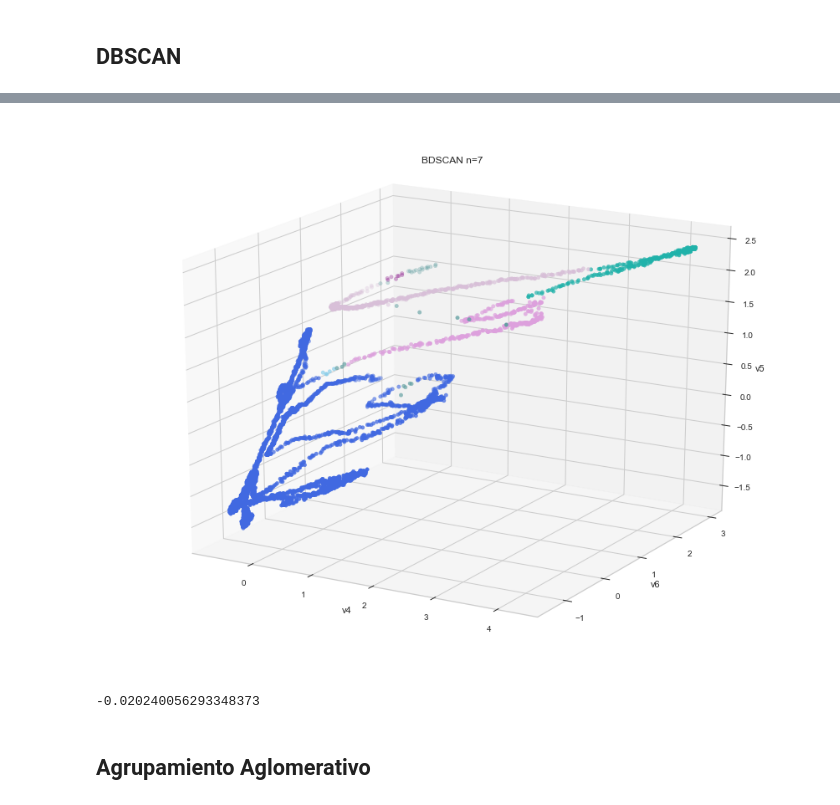
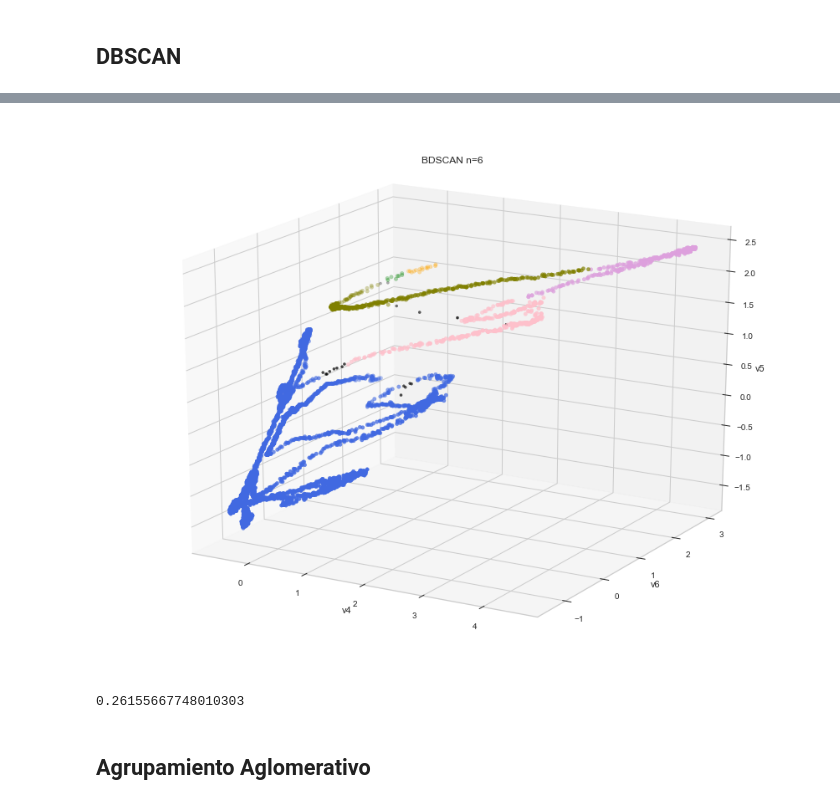
Before and after one commit to nohelycbr/VinkOsModelos, a Jupyter notebook: Modelos/Modelo de clusterización.ipynb, the cells around one changed output, grey strips where cells are left out. Drawn from its saved outputs; the diff is of its cells as text; code cells hidden in the pictures.

Commit message:
Modelos de clasificación y clusterización

```diff
--- a/Modelos/Modelo de clusterización.ipynb
+++ b/Modelos/Modelo de clusterización.ipynb
@@ -82,7 +82,7 @@ Length: 17286, dtype: bool
 # %% [markdown]
 Existen datos repetidos por lo que procederé a eliminarlos
 # %%
-info1 = info1.drop_duplicates(info1.columns[~info1.columns.isin(['id'])],keep='first')
+info1 = info1.drop_duplicates(keep='first')
 # %%
 info1.info()
 # %% [output]
@@ -219,6 +214,6 @@ score_km
 ## DBSCAN
 # %%
 X = df_info1_scale[['v4','v5','v6']]
-dbscan = DBSCAN(eps=0.099)
+dbscan = DBSCAN(eps=0.1)
 dbscan.fit(X)
 # %% [output]
@@ -237,0 +233,5 @@ Número de puntos de ruido 15
+# %%
+#Puntos ruido
+ruido = df_info1_scale[df_info1_scale.DBSCAN == -1]
+df_clusters = df_info1_scale[df_info1_scale.DBSCAN != -1]
+df_clusters
@@ -238,25 +252,26 @@ Número de puntos de ruido 15
 # %%
-color = ['royalblue','skyblue','plum','lightseagreen','thistle','purple','cadetblue']
+color = ['royalblue','pink','plum','olive','green','orange','cadetblue']
 vectorizar = np.vectorize(lambda x: color[x % len(color)])
 
 fig = plt.figure(figsize=(15, 12))
 ax = fig.gca(projection='3d')
 ax2 = fig.gca(projection='3d')
-ax.scatter(df_info1_scale.v4, df_info1_scale.v6,df_info1_scale.v5, c = vectorizar(df_info1_scale['DBSCAN']))
+ax.scatter(df_clusters.v4, df_clusters.v6,df_clusters.v5, c = vectorizar(df_clusters['DBSCAN']))
+ax2.scatter(ruido.v4,ruido.v6,ruido.v5,c='black', s=10)
 ax.set_xlabel('v4')
 ax.set_ylabel('v6')
 ax.set_zlabel('v5')
 ax.view_init(elev=20)
 ax.set_title(f'BDSCAN n={n_clusters}')
 plt.show();
 fig.savefig('./Graficas/Resultados_DBSCAN.png')
 # %% [output]
-[figure, old version]
+[figure, new version]
 # %%
 score_DBSCAN = silhouette_score(df_info1_scale[['v4','v5','v6']], df_info1_scale.DBSCAN, metric='euclidean')
 score_DBSCAN
 # %% [output]
--0.020240056293348373
+0.26155667748010303
 # %% [markdown]
 ## Agrupamiento Aglomerativo
 # %%
```
Also changed, not shown: parts of 23 cells of this notebook, 8 other files.
